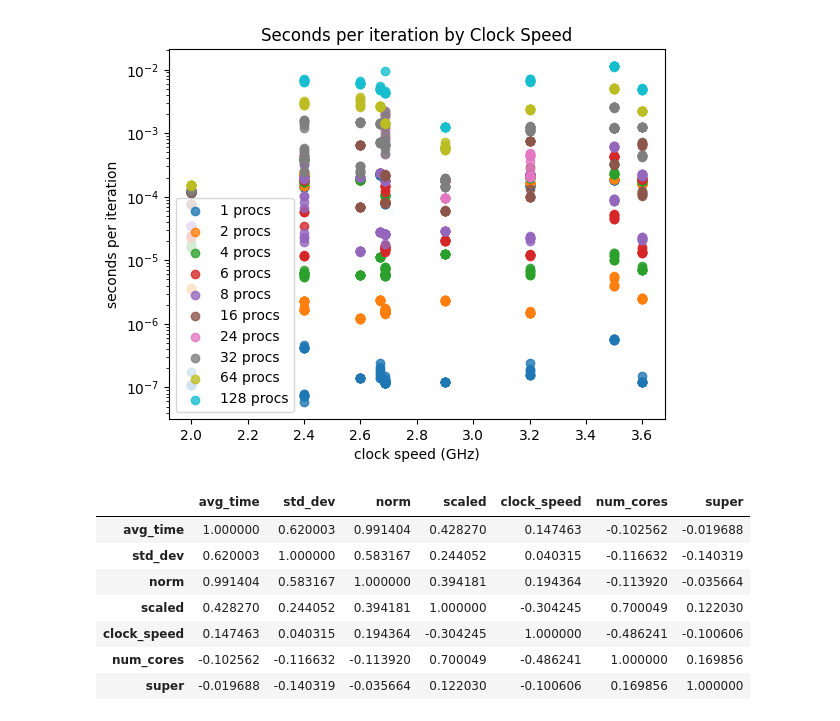
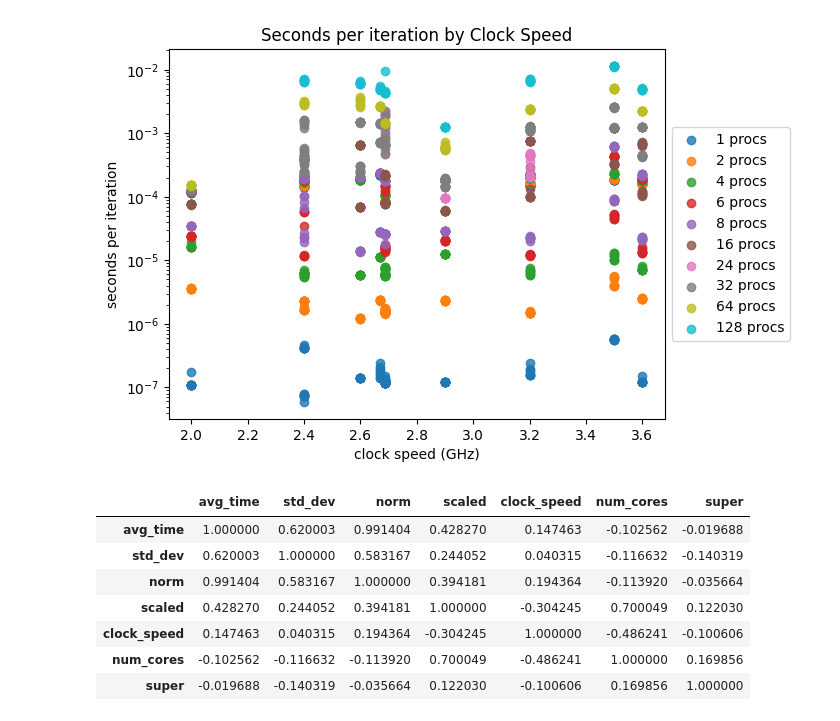
Before and after one commit to JStewart28/CS542-Project, a Jupyter notebook: code/Python/analysis.ipynb, the cells around one changed output. Drawn from its saved outputs; the diff is of its cells as text; code cells hidden in the pictures.

Commit message:
Moved legend

```diff
--- a/code/Python/analysis.ipynb
+++ b/code/Python/analysis.ipynb
@@ -116,21 +116,21 @@ for benchmark in benchmarks:
 # %%
 fig, ax = plt.subplots()
 
 nprocs = np.sort(list(set(df["num_procs"].values)))
 np.sort(nprocs)
 
 for num_procs in nprocs:
     subdf = df[df["num_procs"] == num_procs]
     ax.scatter(subdf["clock_speed"], subdf["avg_time"], label=f"{num_procs} procs", alpha=0.8)
-ax.legend()
+ax.legend(loc="center left", bbox_to_anchor=(1.0, 0.5))
 ax.set_yscale("log")
 ax.set_xlabel("clock speed (GHz)")
 ax.set_ylabel("seconds per iteration")
 ax.set_title("Seconds per iteration by Clock Speed")
 plt.savefig("correlation.pdf", bbox_inches="tight")
 plt.show()
 # %% [output]
-[figure, old version]
+[figure, new version]
 # %%
 subdf = df[df["num_procs"] == 4]
 subdf = df[df["benchmark"] == "all_to_all"]
```
Also changed, not shown: parts of 2 cells of this notebook, 1 other file.
